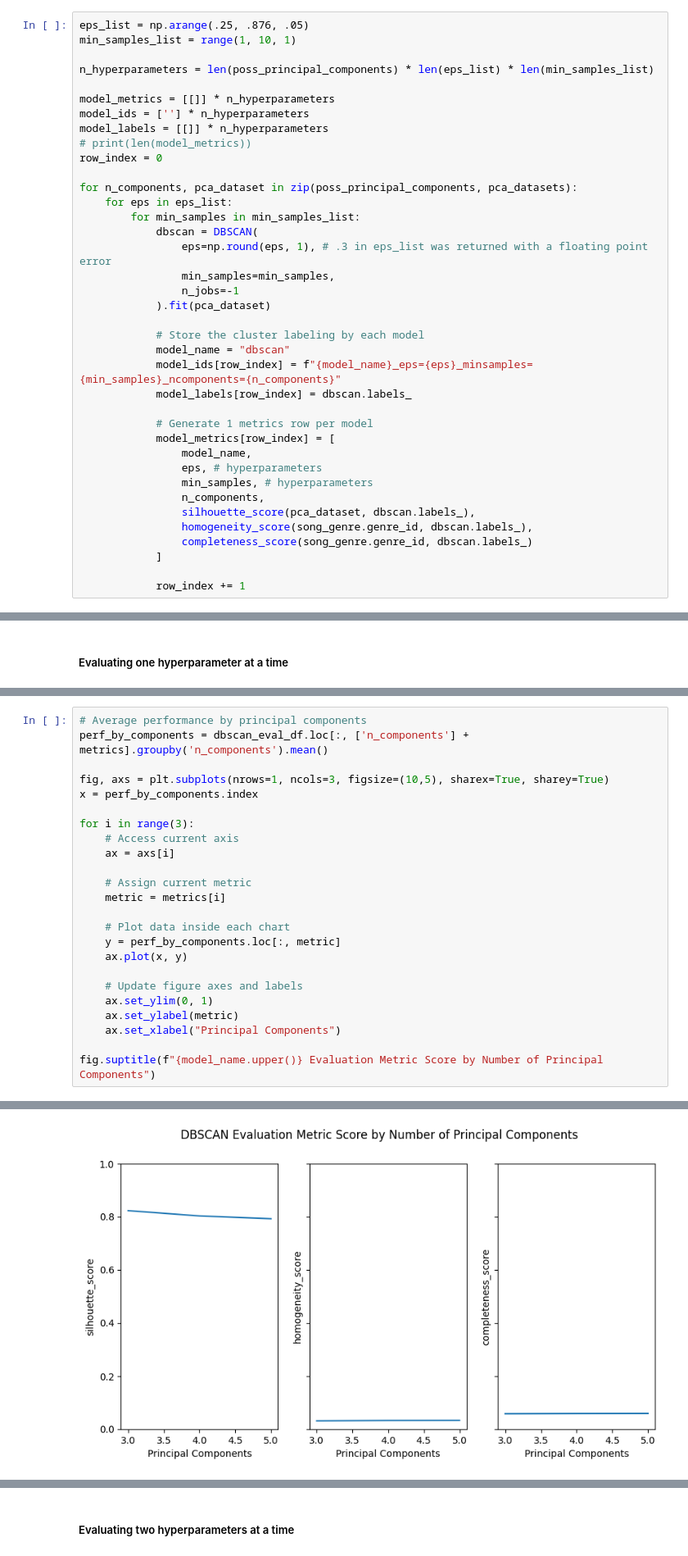
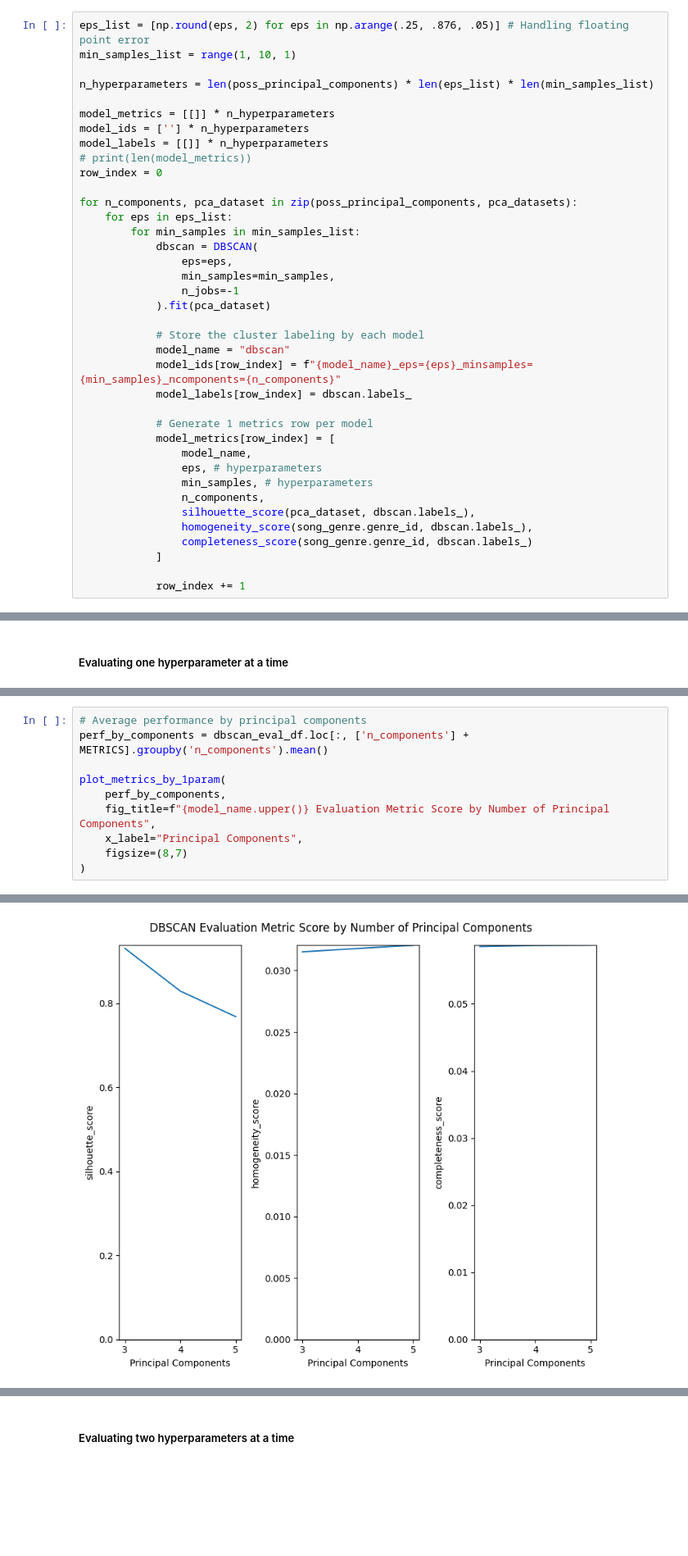
Before and after one commit to MattGroho/tab-hero, a Jupyter notebook: notebooks/unsupervised_pipeline_investigation.ipynb, the cells around one changed output, grey strips where cells are left out. Shown at 82% size. Drawn from its saved outputs; the diff is of its cells as text; blank space fills up the shorter version.

Commit message:
Replaced the DBSCAN visualization cells with the plotting functions, and updated the *_2params function to handle models with more than 2 hyperparameters.

```diff
--- a/notebooks/unsupervised_pipeline_investigation.ipynb
+++ b/notebooks/unsupervised_pipeline_investigation.ipynb
@@ -732,7 +732,7 @@ plot_metrics_by_2params(
 # %% [markdown]
 ### Clustering with `DBSCAN`
 # %%
-eps_list = np.arange(.25, .876, .05)
+eps_list = [np.round(eps, 2) for eps in np.arange(.25, .876, .05)] # Handling floating point error
 min_samples_list = range(1, 10, 1)
 
 n_hyperparameters = len(poss_principal_components) * len(eps_list) * len(min_samples_list)
@@ -747,7 +747,7 @@ for n_components, pca_dataset in zip(poss_principal_components, pca_datasets):
     for eps in eps_list:
         for min_samples in min_samples_list:
             dbscan = DBSCAN(
-                eps=np.round(eps, 1), # .3 in eps_list was returned with a floating point error
+                eps=eps,
                 min_samples=min_samples,
                 n_jobs=-1
             ).fit(pca_dataset)
@@ -806,25 +806,11 @@ Evaluate effect of the number of principal components on the model
 # %%
 # Average performance by principal components
-perf_by_components = dbscan_eval_df.loc[:, ['n_components'] + metrics].groupby('n_components').mean()
+perf_by_components = dbscan_eval_df.loc[:, ['n_components'] + METRICS].groupby('n_components').mean()
 
-fig, axs = plt.subplots(nrows=1, ncols=3, figsize=(10,5), sharex=True, sharey=True)
-x = perf_by_components.index
-
-for i in range(3):
-    # Access current axis
-    ax = axs[i]
-
-    # Assign current metric
-    metric = metrics[i]
-
-    # Plot data inside each chart
-    y = perf_by_components.loc[:, metric]
-    ax.plot(x, y)
-
-    # Update figure axes and labels
-    ax.set_ylim(0, 1)
-    ax.set_ylabel(metric)
-    ax.set_xlabel("Principal Components")
-
-fig.suptitle(f"{model_name.upper()} Evaluation Metric Score by Number of Principal Components")
+plot_metrics_by_1param(
+    perf_by_components,
+    fig_title=f"{model_name.upper()} Evaluation Metric Score by Number of Principal Components",
+    x_label="Principal Components",
+    figsize=(8,7)
+)
 # %% [output]
@@ -832,2 +817,2 @@ Text(0.5, 0.98, 'DBSCAN Evaluation Metric Score by Number of Principal Component
-[figure, old version]
+[figure, new version]
 # %% [markdown]
```
Also changed, not shown: parts of 10 cells of this notebook.
